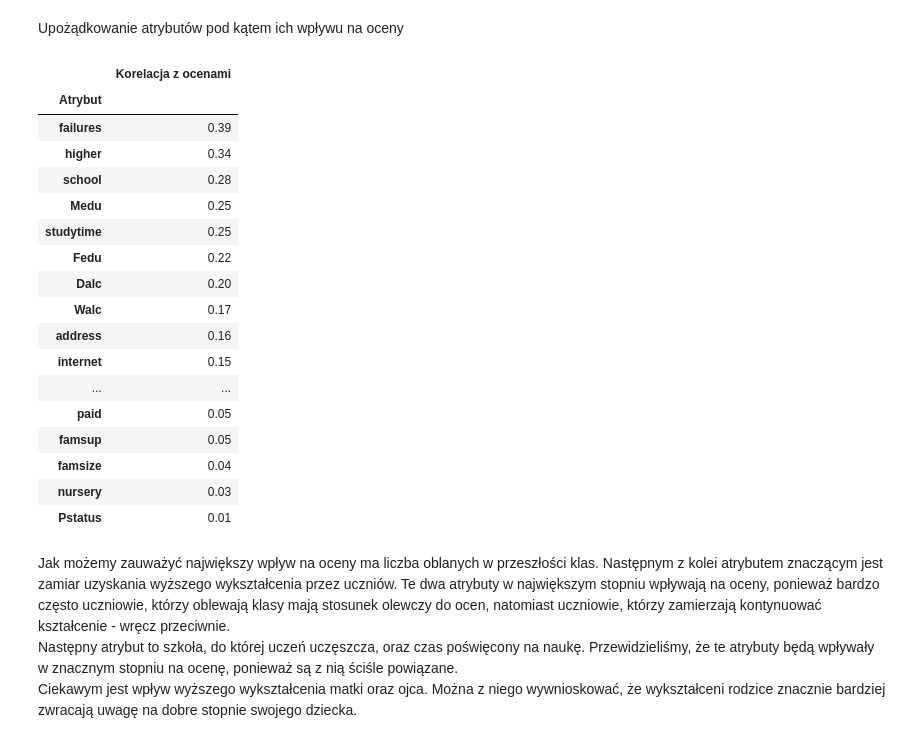
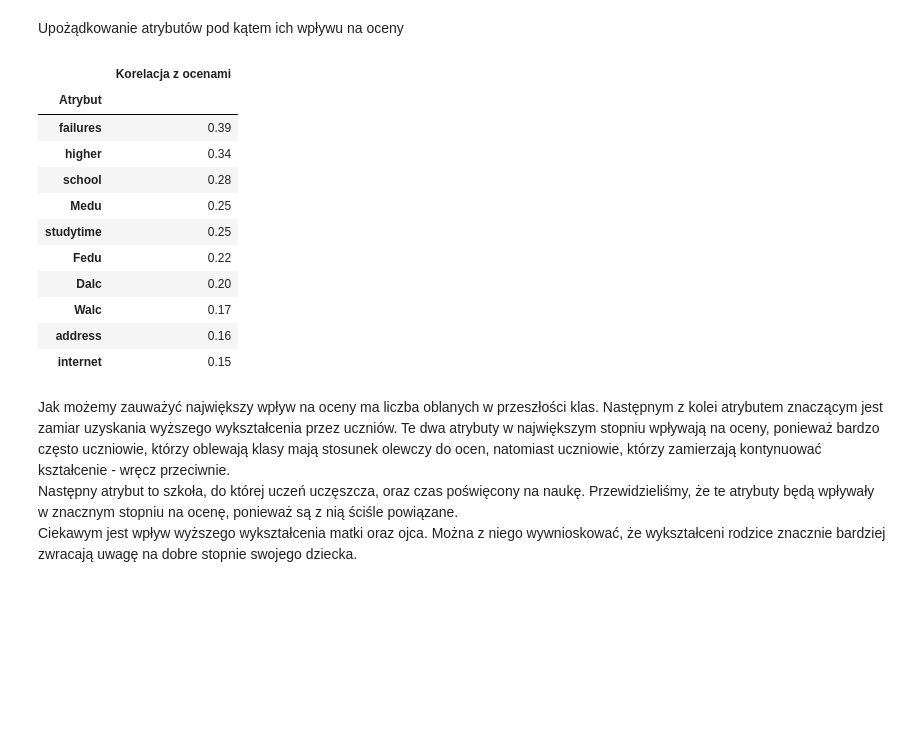
Before and after one commit to SiwyKrzysiek/przewidywanie-ocen, a Jupyter notebook: Realizacja projektu.ipynb, the cells around one changed output. Saved outputs shown, nothing was run; the diff lists cells and outputs as text; code cells hidden in the pictures; blank space fills up the shorter version.

```diff
--- a/Realizacja projektu.ipynb
+++ b/Realizacja projektu.ipynb
@@ -319,30 +314,24 @@ Upożądkowanie atrybutów pod kątem ich wpływu na oceny
 # %%
 corelacjeAtrybutow = kolrelacjeOcen.mean()
 
 posortowaneAtrybuty = corelacjeAtrybutow.abs().sort_values(ascending=False)
 posortowaneAtrybuty = pd.DataFrame(posortowaneAtrybuty, columns=["Korelacja z ocenami"])
 posortowaneAtrybuty.index.name = "Atrybut"
 
-posortowaneAtrybuty
+posortowaneAtrybuty.head(10)
 # %% [output]
 |  | Korelacja z ocenami |
 | Atrybut |  |
 | failures | 0.39 |
 | higher | 0.34 |
 | school | 0.28 |
 | Medu | 0.25 |
 | studytime | 0.25 |
 | Fedu | 0.22 |
 | Dalc | 0.20 |
 | Walc | 0.17 |
 | address | 0.16 |
 | internet | 0.15 |
-| ... | ... |
-| paid | 0.05 |
-| famsup | 0.05 |
-| famsize | 0.04 |
-| nursery | 0.03 |
-| Pstatus | 0.01 |
 # %% [markdown]
 Jak możemy zauważyć największy wpływ na oceny ma liczba oblanych w przeszłości klas. Następnym z kolei atrybutem znaczącym jest zamiar uzyskania wyższego wykształcenia przez uczniów. Te dwa atrybuty w największym stopniu wpływają na oceny, ponieważ bardzo często uczniowie, którzy oblewają klasy mają stosunek olewczy do ocen, natomiast uczniowie, którzy zamierzają kontynuować kształcenie - wręcz przeciwnie. <br>
 Następny atrybut to szkoła, do której uczeń uczęszcza, oraz czas poświęcony na naukę. Przewidzieliśmy, że te atrybuty będą wpływały w znacznym stopniu na ocenę, ponieważ są z nią ściśle powiązane. <br>
```
Also changed, not shown: parts of 3 cells of this notebook.
